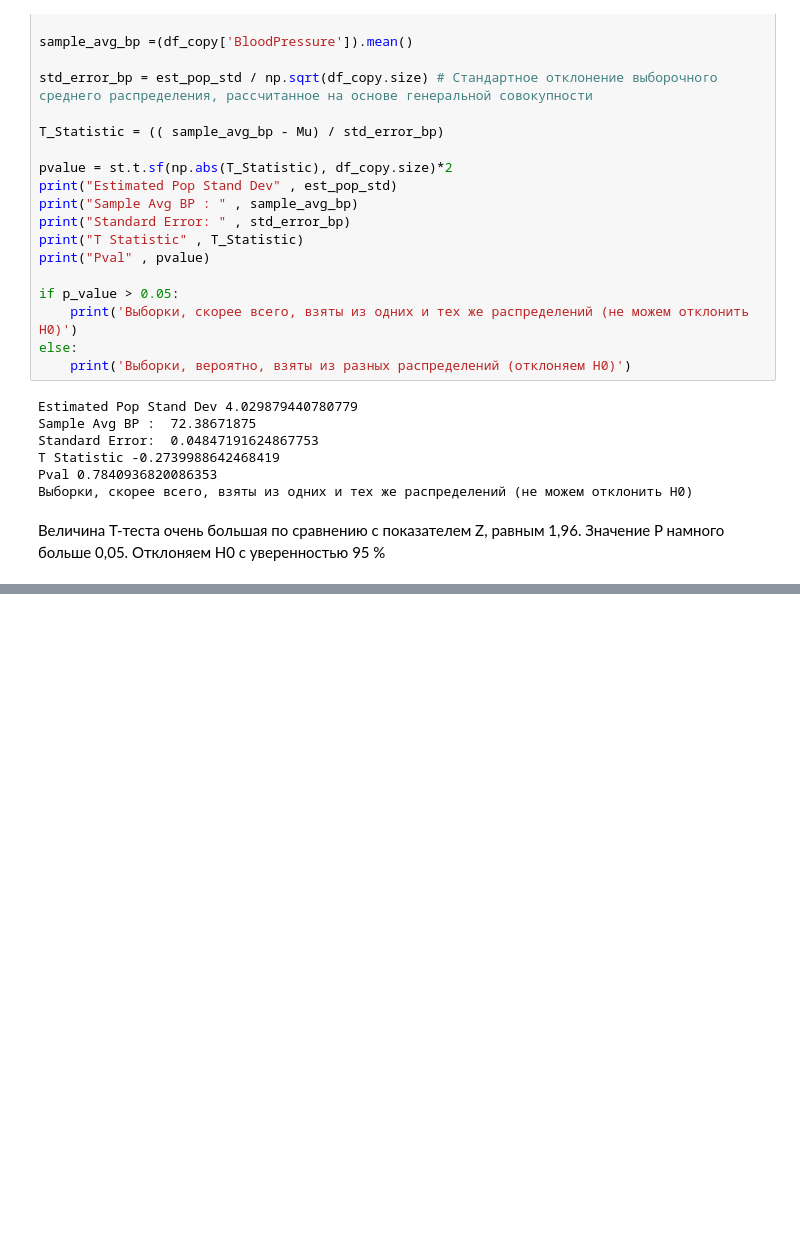
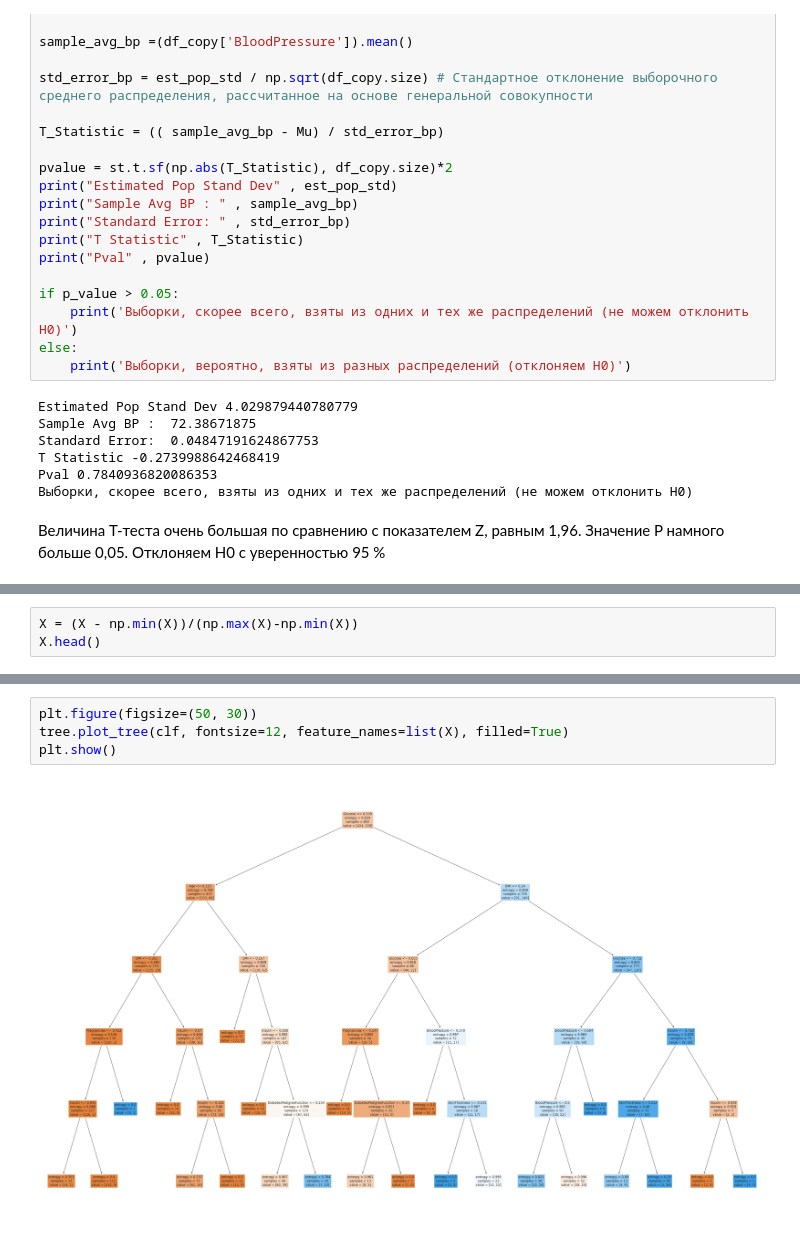
Before and after one commit to anton2010000/DIABETES, a Jupyter notebook: diabetes.ipynb, the cells around one changed output, grey strips where cells are left out. Cells and saved outputs as stored; diff of their text form; blank space fills up the shorter version.

```diff
--- a/diabetes.ipynb
+++ b/diabetes.ipynb
@@ -283,0 +308,3 @@ Pval 0.7840936820086353
+# %%
+X = (X - np.min(X))/(np.max(X)-np.min(X))
+X.head()
@@ -283,0 +351,6 @@ Pval 0.7840936820086353
+# %%
+plt.figure(figsize=(50, 30))
+tree.plot_tree(clf, fontsize=12, feature_names=list(X), filled=True)
+plt.show()
+# %% [output]
+[figure, added]
```
Also changed, not shown: parts of 17 cells of this notebook.
